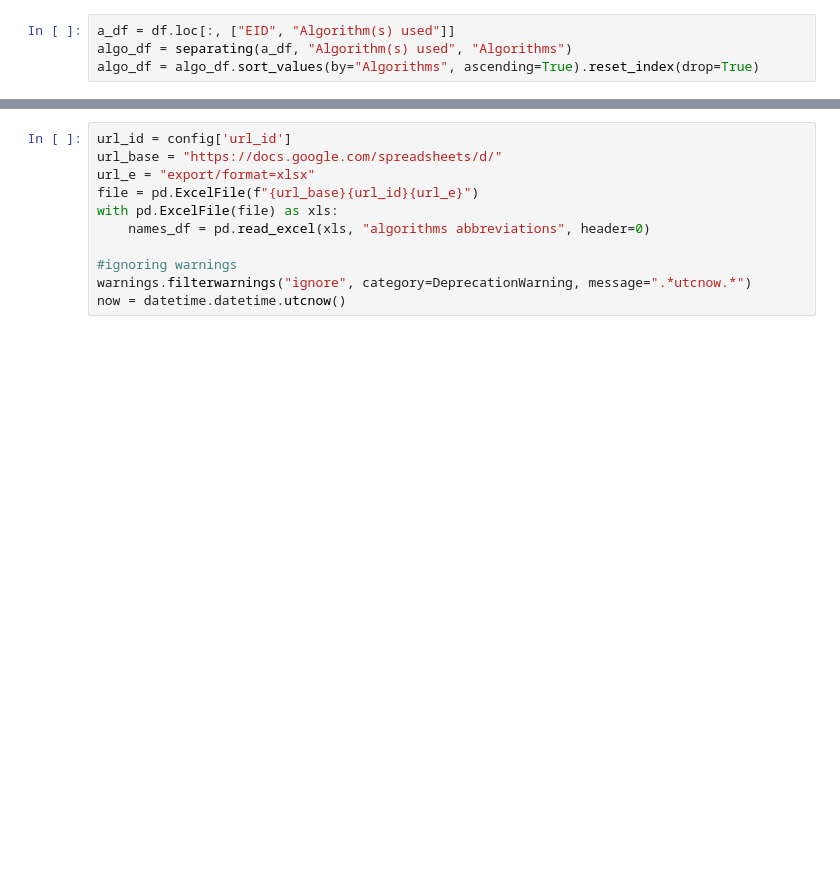
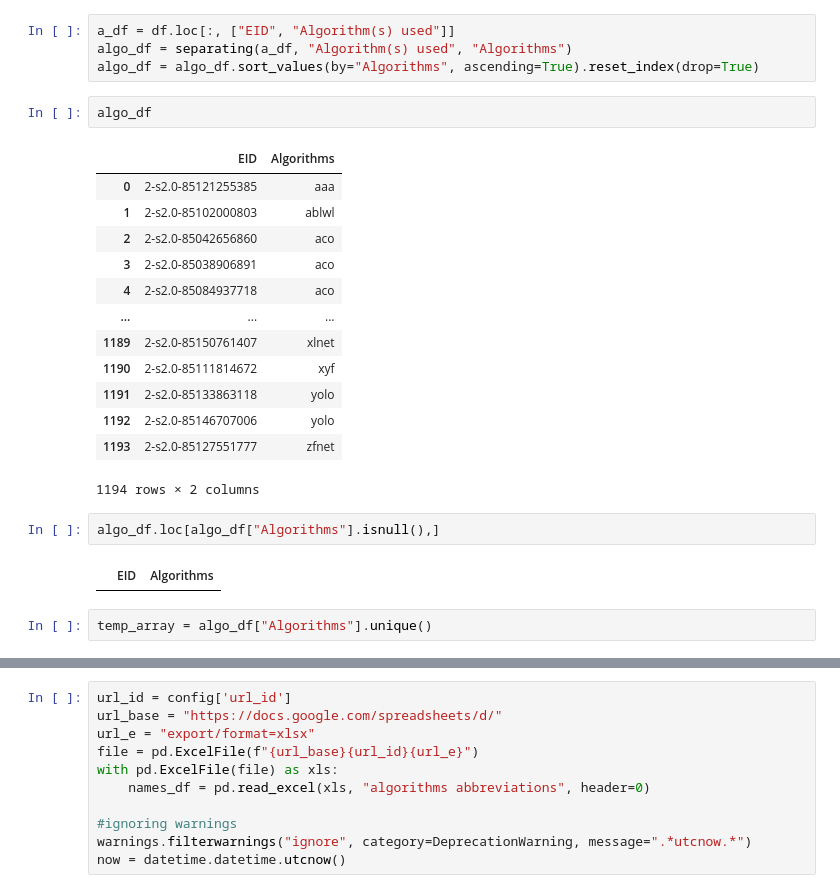
Before and after one commit to datagus/review_eda, a Jupyter notebook: analysis.ipynb, the cells around one changed output, grey strips where cells are left out. Drawn from its saved outputs; the diff is of its cells as text; blank space fills up the shorter version.

Commit message:
algorithms cleaned

```diff
--- a/analysis.ipynb
+++ b/analysis.ipynb
@@ -196,3 +210,25 @@ dff
 a_df = df.loc[:, ["EID", "Algorithm(s) used"]]
 algo_df = separating(a_df, "Algorithm(s) used", "Algorithms")
 algo_df = algo_df.sort_values(by="Algorithms", ascending=True).reset_index(drop=True)
+# %%
+algo_df
+# %% [output]
+|  | EID | Algorithms |
+| 0 | 2-s2.0-85121255385 | aaa |
+| 1 | 2-s2.0-85102000803 | ablwl |
+| 2 | 2-s2.0-85042656860 | aco |
+| 3 | 2-s2.0-85038906891 | aco |
+| 4 | 2-s2.0-85084937718 | aco |
+| ... | ... | ... |
+| 1189 | 2-s2.0-85150761407 | xlnet |
+| 1190 | 2-s2.0-85111814672 | xyf |
+| 1191 | 2-s2.0-85133863118 | yolo |
+| 1192 | 2-s2.0-85146707006 | yolo |
+| 1193 | 2-s2.0-85127551777 | zfnet |
+1194 rows × 2 columns
+# %%
+algo_df.loc[algo_df["Algorithms"].isnull(),]
+# %% [output]
+|  | EID | Algorithms |
+# %%
+temp_array = algo_df["Algorithms"].unique()
```
Also changed, not shown: parts of 11 cells of this notebook.
